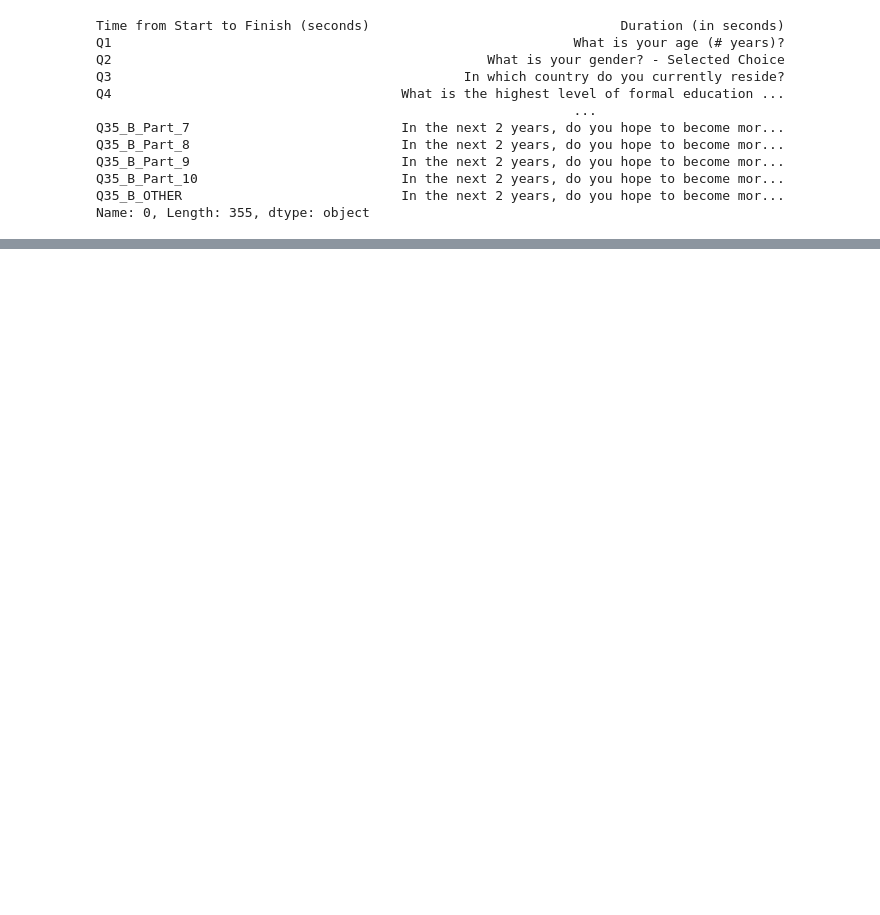
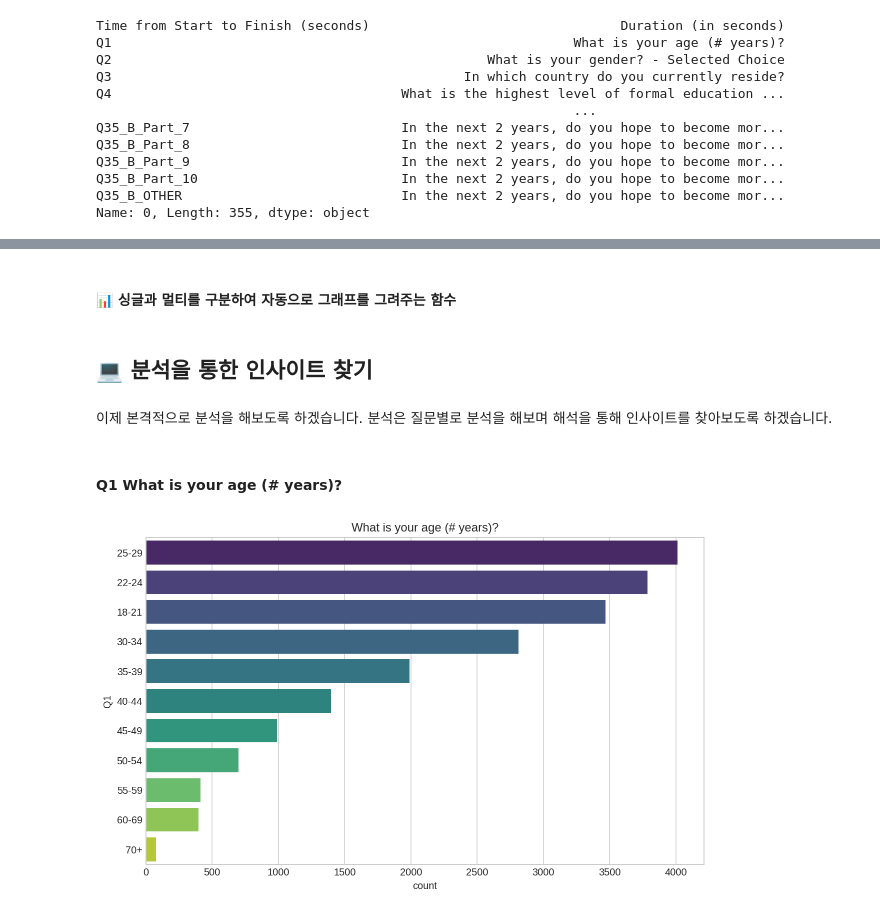
Before and after one commit to jaaaamj0711/kaggle_study, a Jupyter notebook: kaggle_survey/kaggle_survey.ipynb, the cells around one changed output, grey strips where cells are left out. Drawn from its saved outputs; the diff is of its cells as text; code cells hidden in the pictures; blank space fills up the shorter version.

```diff
--- a/kaggle_survey/kaggle_survey.ipynb
+++ b/kaggle_survey/kaggle_survey.ipynb
@@ -133,0 +103,3 @@ Text(0.5, 1.0, 'What is your gender? - Selected Choice')
+# %%
+df_answer = answer.filter(regex="Q7")
+answer_desc = df_answer.describe()
@@ -133,0 +114,9 @@ Text(0.5, 1.0, 'What is your gender? - Selected Choice')
+# %%
+def table_multiple_qno(qno):
+  df_answer = answer.filter(regex=qno)
+  answer_desc = df_answer.describe()
+  answer_count = answer_desc.loc[["top","count"]].T.set_index("top")
+  answer_count = answer_count.sort_values(by='count',ascending=False)
+  return answer_count
+
+table_multiple_qno("Q7")
@@ -133,0 +145,7 @@ Text(0.5, 1.0, 'What is your gender? - Selected Choice')
+# %%
+def plot_multiple_qno(qno):
+  multiple_choice_answer = table_multiple_qno(qno)
+
+  plt.figure(figsize=(10,6))
+  sns.barplot(data=multiple_choice_answer, y=multiple_choice_answer.index,
+              x="count", palette="YlOrRd_r").set_title(question_title_qno(qno))
@@ -133,0 +156,18 @@ Text(0.5, 1.0, 'What is your gender? - Selected Choice')
+# %% [markdown]
+####  📊 싱글과 멀티를 구분하여 자동으로 그래프를 그려주는 함수
+# %%
+def plot_by_qno(qno):
+  if qno in question.index:
+    plot_sigle_qno(qno)
+  else:
+    plot_multiple_qno(qno)
+# %% [markdown]
+## 💻 분석을 통한 인사이트 찾기
+# %% [markdown]
+이제 본격적으로 분석을 해보도록 하겠습니다. 분석은 질문별로 분석을 해보며 해석을 통해 인사이트를 찾아보도록 하겠습니다.
+# %% [markdown]
+#### Q1 What is your age (# years)?
+# %%
+plot_by_qno("Q1")
+# %% [output]
+[figure, added]
```
Also changed, not shown: parts of 66 cells of this notebook.
